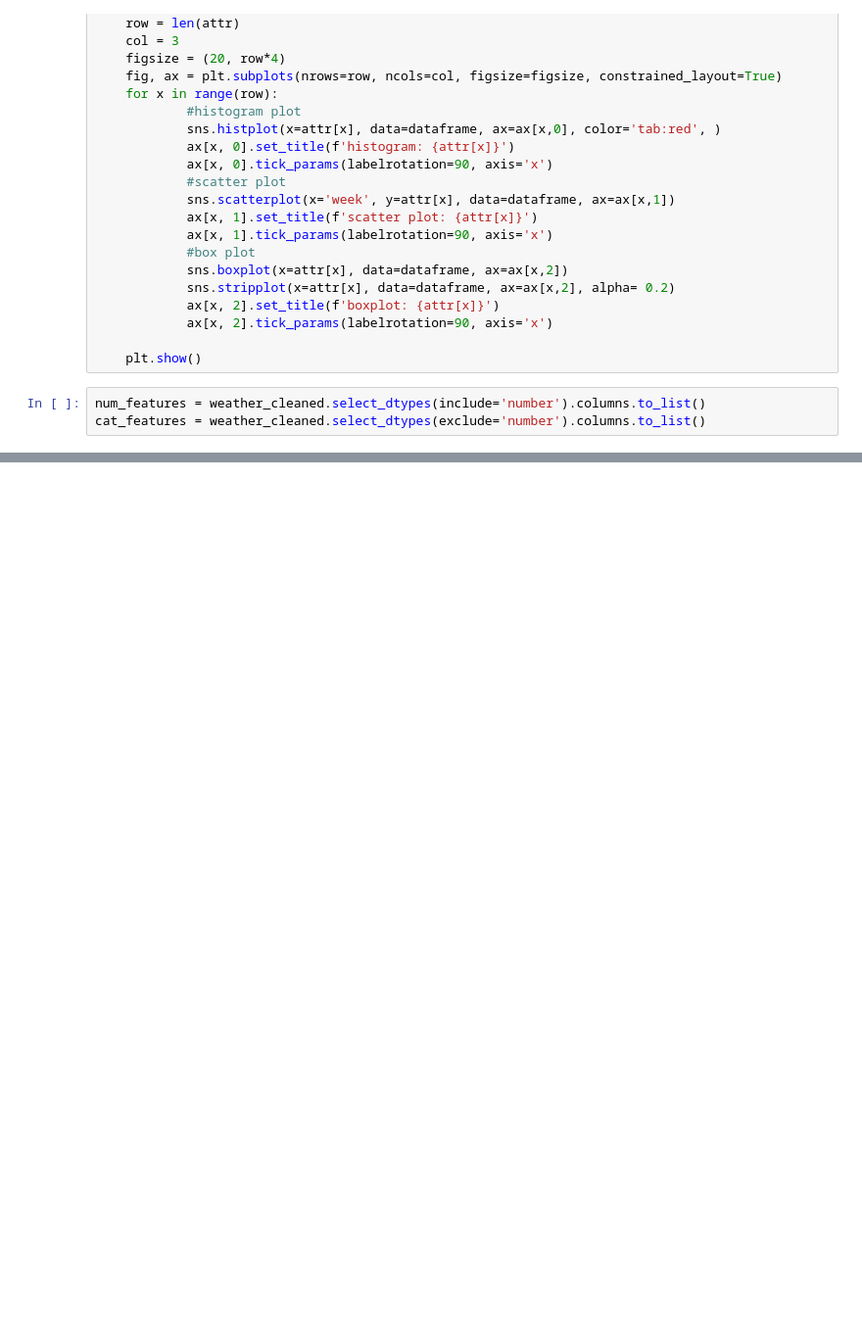
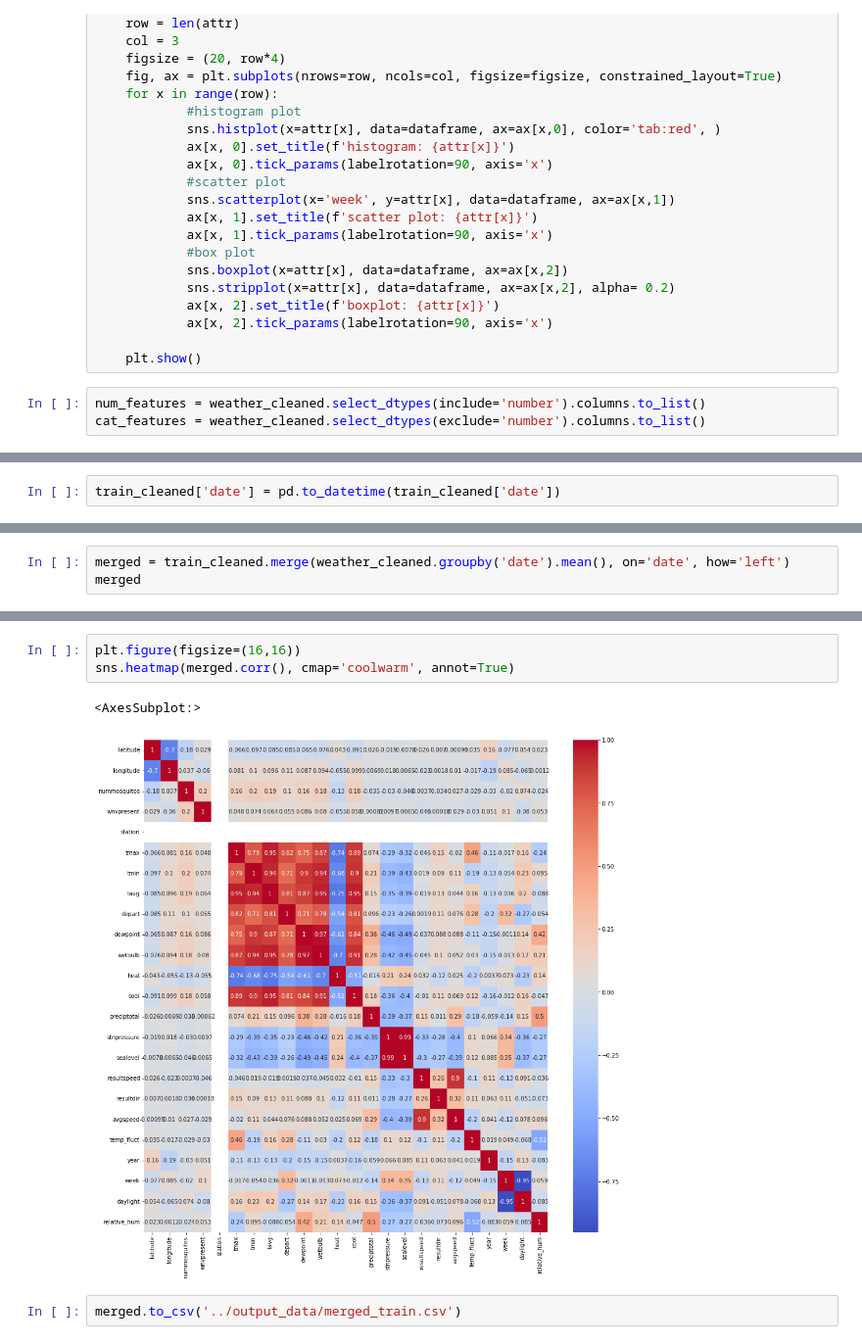
Before and after one commit to siowcm/project_4_west_nile_virus, a Jupyter notebook: code/EDA_feature_engineering.ipynb, the cells around one changed output, grey strips where cells are left out. Shown at 98% size. Saved outputs shown, nothing was run; the diff lists cells and outputs as text; blank space fills up the shorter version.

```diff
--- a/code/EDA_feature_engineering.ipynb
+++ b/code/EDA_feature_engineering.ipynb
@@ -253,0 +297,2 @@ plot_func(weather_cleaned, num_features)
+# %%
+train_cleaned['date'] = pd.to_datetime(train_cleaned['date'])
@@ -253,0 +317,3 @@ plot_func(weather_cleaned, num_features)
+# %%
+merged = train_cleaned.merge(weather_cleaned.groupby('date').mean(), on='date', how='left')
+merged
@@ -253,0 +354,8 @@ plot_func(weather_cleaned, num_features)
+# %%
+plt.figure(figsize=(16,16))
+sns.heatmap(merged.corr(), cmap='coolwarm', annot=True)
+# %% [output]
+<AxesSubplot:>
+[figure, added]
+# %%
+merged.to_csv('../output_data/merged_train.csv')
```
Also changed, not shown: parts of 36 cells of this notebook, 1 other file.
